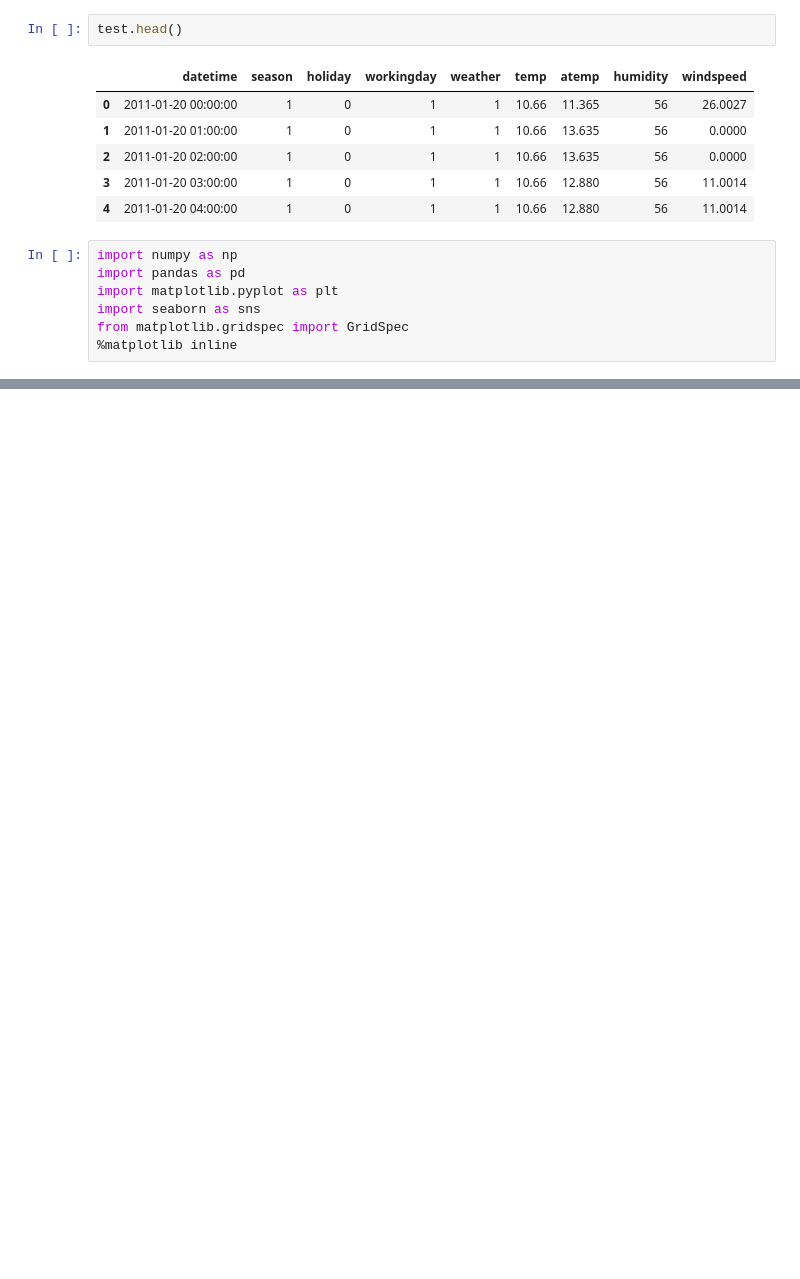
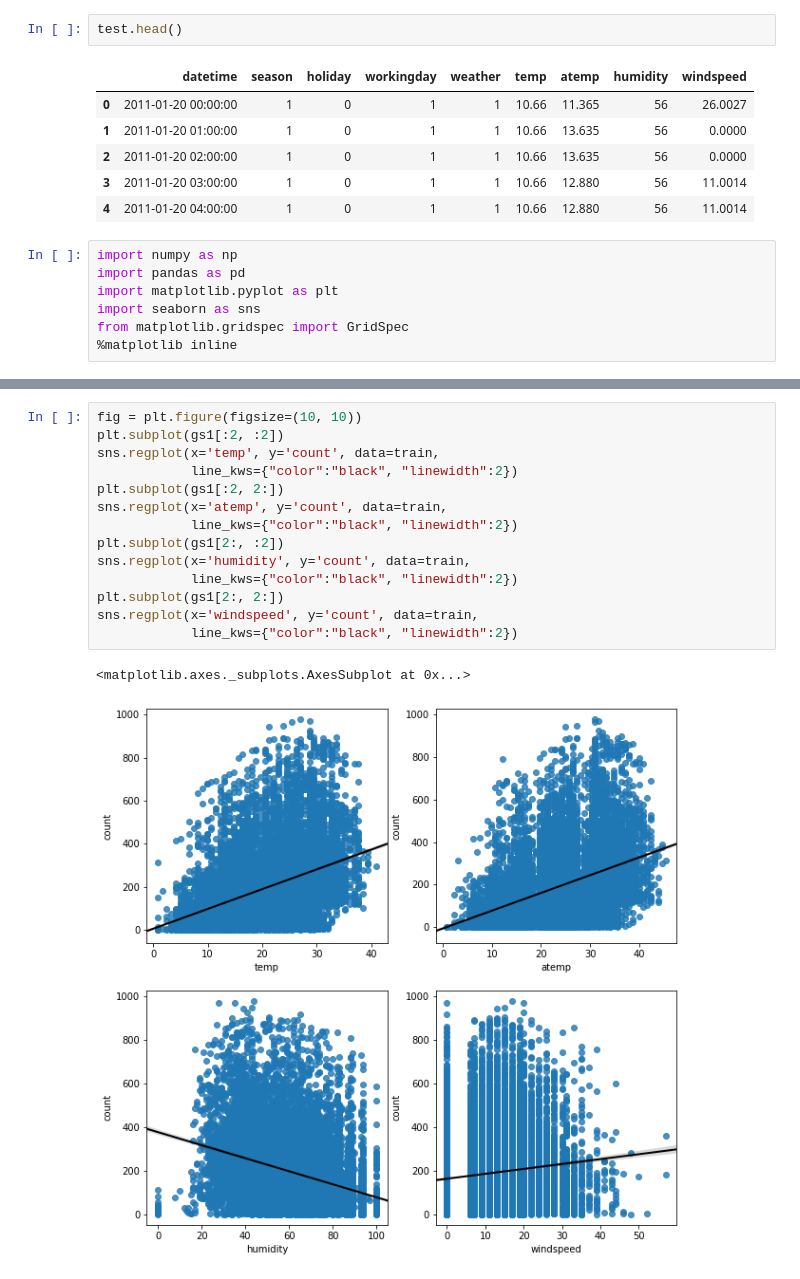
Before and after one commit to samileyang/bikesharing, a Jupyter notebook: bikesharing for ML.ipynb, the cells around one changed output, grey strips where cells are left out. Saved outputs shown, nothing was run; the diff lists cells and outputs as text; blank space fills up the shorter version.

```diff
--- a/bikesharing for ML.ipynb
+++ b/bikesharing for ML.ipynb
@@ -46,0 +73,17 @@ dtype: object
+# %%
+fig = plt.figure(figsize=(10, 10))
+plt.subplot(gs1[:2, :2])
+sns.regplot(x='temp', y='count', data=train,
+            line_kws={"color":"black", "linewidth":2})
+plt.subplot(gs1[:2, 2:])
+sns.regplot(x='atemp', y='count', data=train,
+            line_kws={"color":"black", "linewidth":2})
+plt.subplot(gs1[2:, :2])
+sns.regplot(x='humidity', y='count', data=train,
+            line_kws={"color":"black", "linewidth":2})
+plt.subplot(gs1[2:, 2:])
+sns.regplot(x='windspeed', y='count', data=train,
+            line_kws={"color":"black", "linewidth":2})
+# %% [output]
+<matplotlib.axes._subplots.AxesSubplot at 0x...>
+[figure, added]
```
Also changed, not shown: parts of 5 cells of this notebook.
